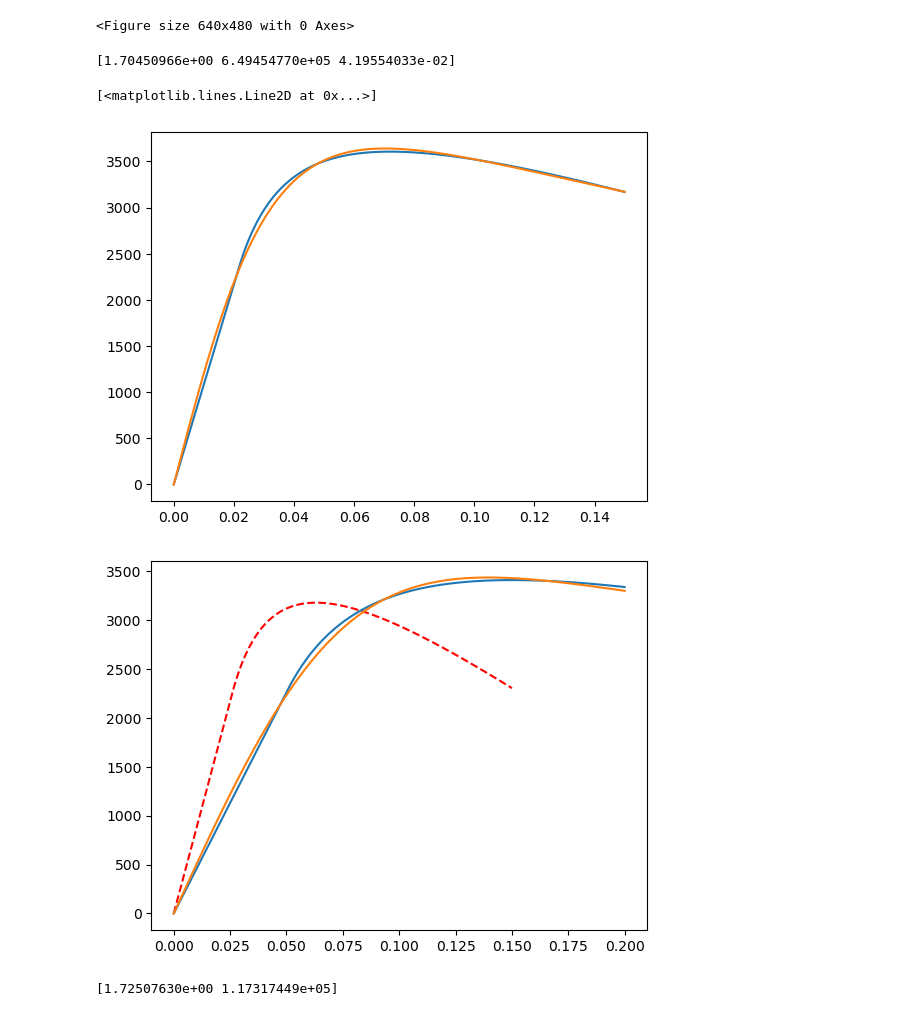
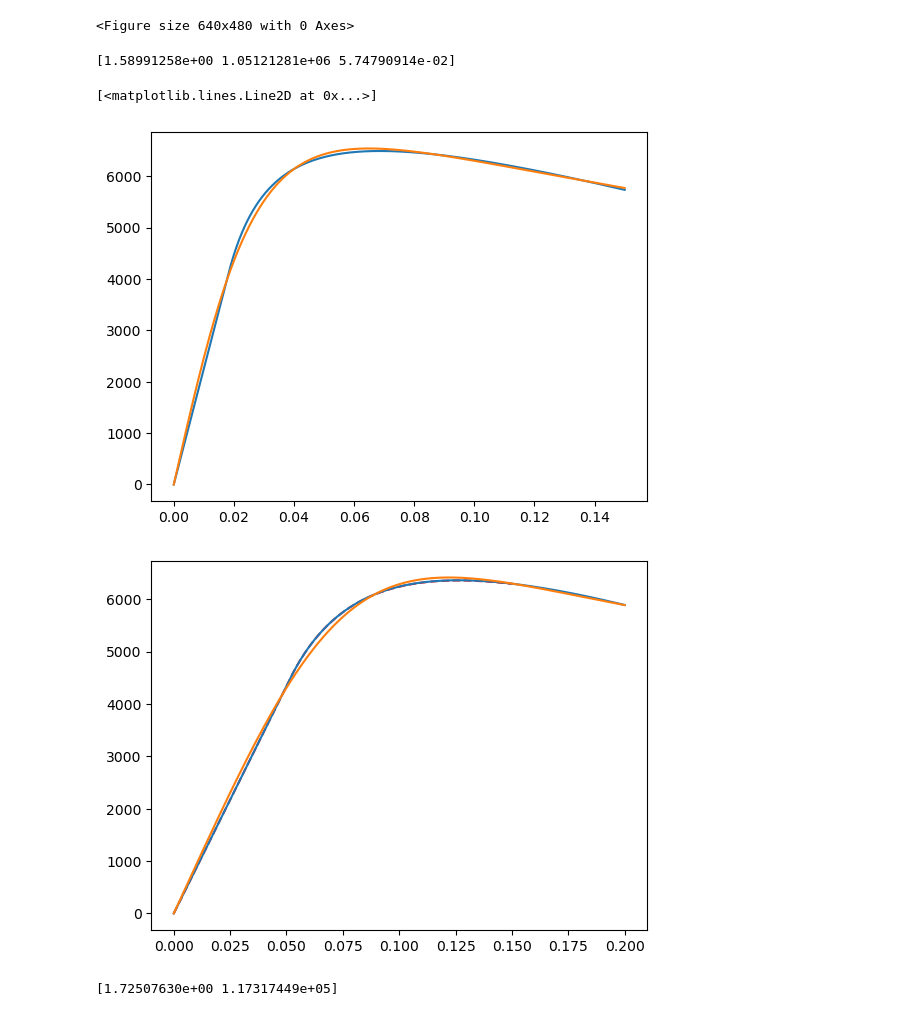
Before and after one commit to BenediktRuhland/SA-Tire-model, a Jupyter notebook: model/Brush_fit.ipynb, the cells around one changed output. Cells and saved outputs as stored; diff of their text form; code cells hidden in the pictures.

```diff
--- a/model/Brush_fit.ipynb
+++ b/model/Brush_fit.ipynb
@@ -41,10 +41,11 @@ TypeError: brush_lat() missing 1 required positional argument: 'lam'
 #Fitting
 import scipy.optimize as opt
 from scipy.optimize import curve_fit
+import Pacejka52_Sv_Sh_0 as pa0
 #Pacejka 52
 IA = 0
 Fz0 = 3114
-Fz = 2000
+Fz = 4000
 
 Sx = np.linspace(0,0.15,1000)
 Sy = np.linspace(0,0.2,1000)
@@ -54,38 +55,38 @@ Syy = np.linspace(0,0.2,1000)
 params_Fx_init = [0.8, 36000, 0.04] # mu, kt, lamd
 params_Fy_init = [1.5, 1.10061960e+05, 0.04] # mu, Ca
 
-Fx_pa = pa52_0.Pacejka52_long(Fz,Sx,IA,Fz0)[0]
-Fy_pa = pa52_0.Pacejka52_lat(Fz,Sy,IA,Fz0)[0]
+Fx_pa = pa0.Pacejka52_long(Fz,Sx,IA,Fz0)[0]
+Fy_pa = pa0.Pacejka52_lat(Fz,Sy,IA,Fz0)[0]
 
 
 def Fx_br_func(Sx,mu,kt,lam):
     return br.brush_long(Sx,Fz, mu, kt, lam)
 
 def Fy_br_func(Sy, mu, kt, lam):
     return br.brush_lat(Sy ,Fz,mu,kt, lam)
 
 
 Fx_br_params, _ = curve_fit(Fx_br_func, Sx, Fx_pa, params_Fx_init)
 Fy_br_params, _ = curve_fit(Fy_br_func, Sy, Fy_pa, params_Fy_init)
 
 Fx_br_fit = Fx_br_func(Sx,Fx_br_params[0],Fx_br_params[1],Fx_br_params[2])
 Fy_br_fit = Fy_br_func(Sy,Fy_br_params[0],Fy_br_params[1],Fy_br_params[2])
 
 plt.figure(1)
 plt.plot(Sx,Fx_br_fit)
 plt.plot(Sx,Fx_pa)
 
 plt.figure(2)
 print(Fy_br_params)
 F = br.brush_long(Sxx,Fz, 1.589, 1.05121274e+06, 5.74790959e-02)
 plt.plot(Sxx,F,'r--')
 plt.plot(Sy,Fy_br_fit)
 plt.plot(Sy,Fy_pa)
 # %% [output]
-[1.70450966e+00 6.49454770e+05 4.19554033e-02]
+[1.58991258e+00 1.05121281e+06 5.74790914e-02]
 [<matplotlib.lines.Line2D at 0x...>]
-[figure, old version]
+[figure, new version]
-[figure, old version]
+[figure, new version]
 # %%
 print(Fy_br_params)
 # %% [output]
```
Also changed, not shown: parts of 2 cells of this notebook, 7 other files.
